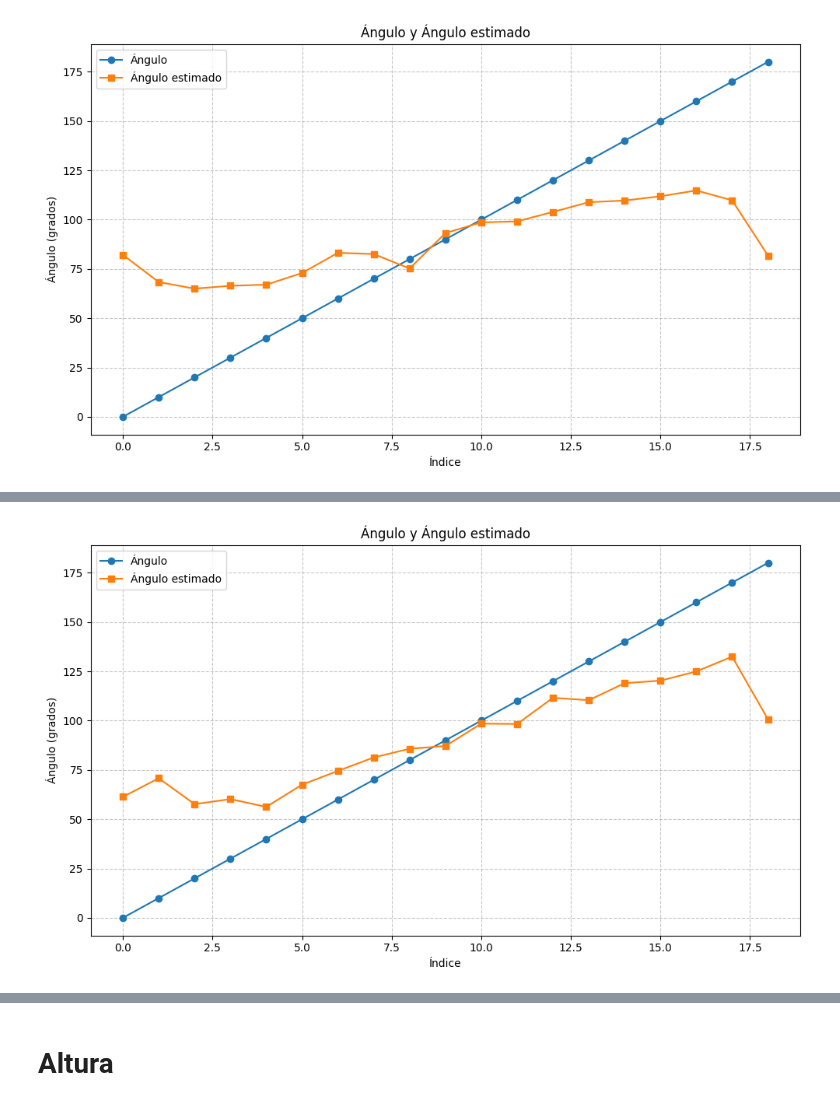
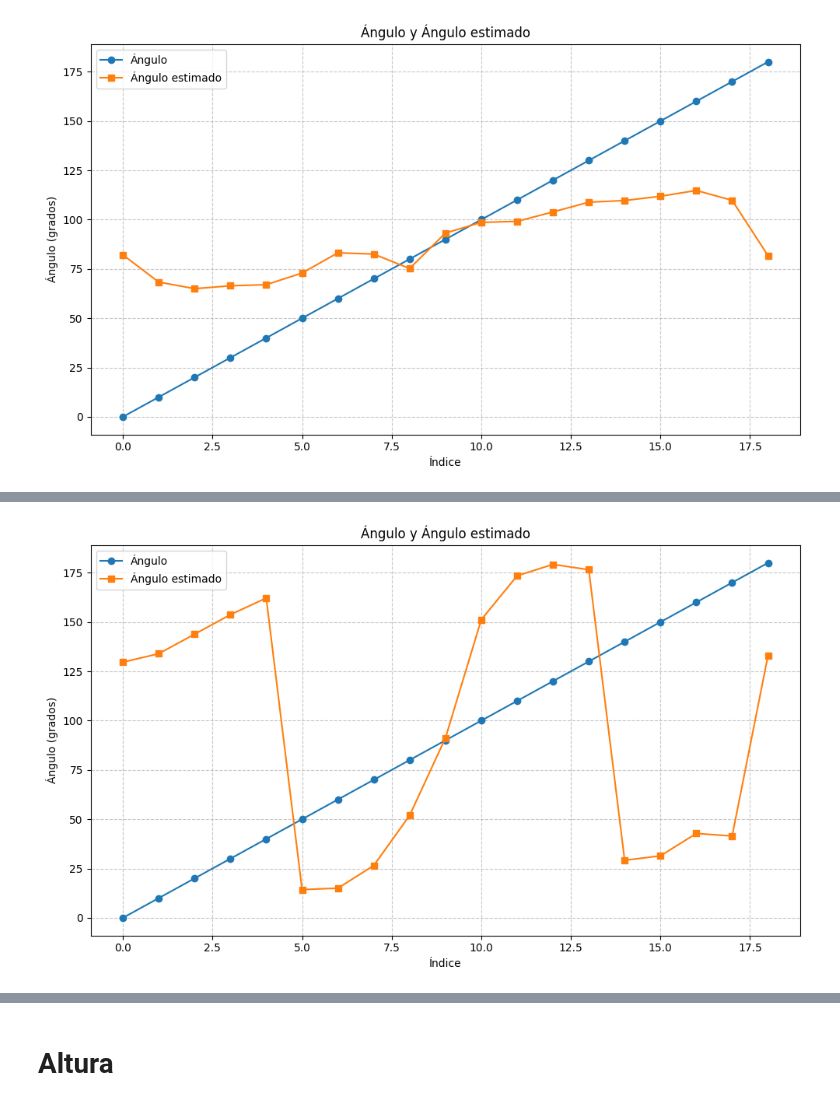
Before and after one commit to stevenaraujo98/integracion_pcl, a Jupyter notebook: get_res.ipynb, the cells around one changed output, grey strips where cells are left out. Saved outputs shown, nothing was run; the diff lists cells and outputs as text; code cells hidden in the pictures.

```diff
--- a/get_res.ipynb
+++ b/get_res.ipynb
@@ -690,7 +690,7 @@ data = []
 for key in val_orientacion["200"].keys():
     data.append({"angulo": key, "angulo_tronco": val_orientacion_cabeza["200"][key][0]["angulo_tronco"], "angulo_head": val_orientacion_cabeza["200"][key][0]["angulo_head"]})
 
-df_orientaciones_200 = pd.DataFrame(data)
+df_orientaciones_cabeza_200 = pd.DataFrame(data)
 
 data = []
 
@@ -698,7 +698,7 @@ data = []
 for key in val_orientacion["300"].keys():
     data.append({"angulo": key, "angulo_tronco": val_orientacion_cabeza["300"][key][0]["angulo_tronco"], "angulo_head": val_orientacion_cabeza["300"][key][0]["angulo_head"]})
 
-df_orientaciones_300 = pd.DataFrame(data)
+df_orientaciones_cabeza_300 = pd.DataFrame(data)
 
 data = []
 
@@ -717,4 +717,4 @@ for key in val_orientacion["400"].keys():
         "angulo_head": angulo_head
     })
 
-df_orientaciones_400 = pd.DataFrame(data)
+df_orientaciones_cabeza_400 = pd.DataFrame(data)
@@ -858,0 +836,4 @@ df_orientaciones_300
+# %%
+df_orientaciones_cabeza_300["error_tronco"] = df_orientaciones_cabeza_300["angulo_tronco"] - df_orientaciones_cabeza_300["angulo"].astype(int)
+df_orientaciones_cabeza_300["error_head"] = df_orientaciones_cabeza_300["angulo_head"] - df_orientaciones_cabeza_300["angulo"].astype(int)
+df_orientaciones_cabeza_300
@@ -927,0 +926,4 @@ df_orientaciones_400
+# %%
+df_orientaciones_cabeza_400["error_tronco"] = df_orientaciones_cabeza_400["angulo_tronco"] - df_orientaciones_cabeza_400["angulo"].astype(int)
+df_orientaciones_cabeza_400["error_head"] = df_orientaciones_cabeza_400["angulo_head"] - df_orientaciones_cabeza_400["angulo"].astype(int)
+df_orientaciones_cabeza_400
@@ -997,28 +972,24 @@ df_orientaciones_200
 # %%
-# grafica el angulo de Y, con valores en x de los indices de df_orientaciones_200
-# plt.plot(df_orientaciones_200["angulo_tronco"])
-# plt.plot(df_orientaciones_200["angulo"].astype(int))
-
 # Crear la figura y los ejes
 fig, ax = plt.subplots(figsize=(10, 6))
 
 # Graficar ambas líneas
-ax.plot(df_orientaciones_200.index, df_orientaciones_200["angulo"].astype(int), label='Ángulo', marker='o')
-ax.plot(df_orientaciones_200.index, df_orientaciones_200["angulo_tronco"], label='Ángulo estimado', marker='s')
+ax.plot(df_orientaciones_cabeza_400.index, df_orientaciones_cabeza_300["angulo"].astype(int), label='Ángulo', marker='o')
+ax.plot(df_orientaciones_cabeza_400.index, df_orientaciones_cabeza_300["angulo_head"], label='Ángulo estimado', marker='s')
 
 # Configurar el título y las etiquetas de los ejes
 ax.set_title('Ángulo y Ángulo estimado')
 ax.set_xlabel('Índice')
 ax.set_ylabel('Ángulo (grados)')
 
 # Añadir una leyenda
 ax.legend()
 
 # Añadir una cuadrícula para mejor lectura
 ax.grid(True, linestyle='--', alpha=0.7)
 
 # Ajustar el diseño y mostrar la gráfica
 plt.tight_layout()
 plt.show()
 # %% [output]
-[figure, old version]
+[figure, new version]
```
Also changed, not shown: parts of 28 cells of this notebook.
